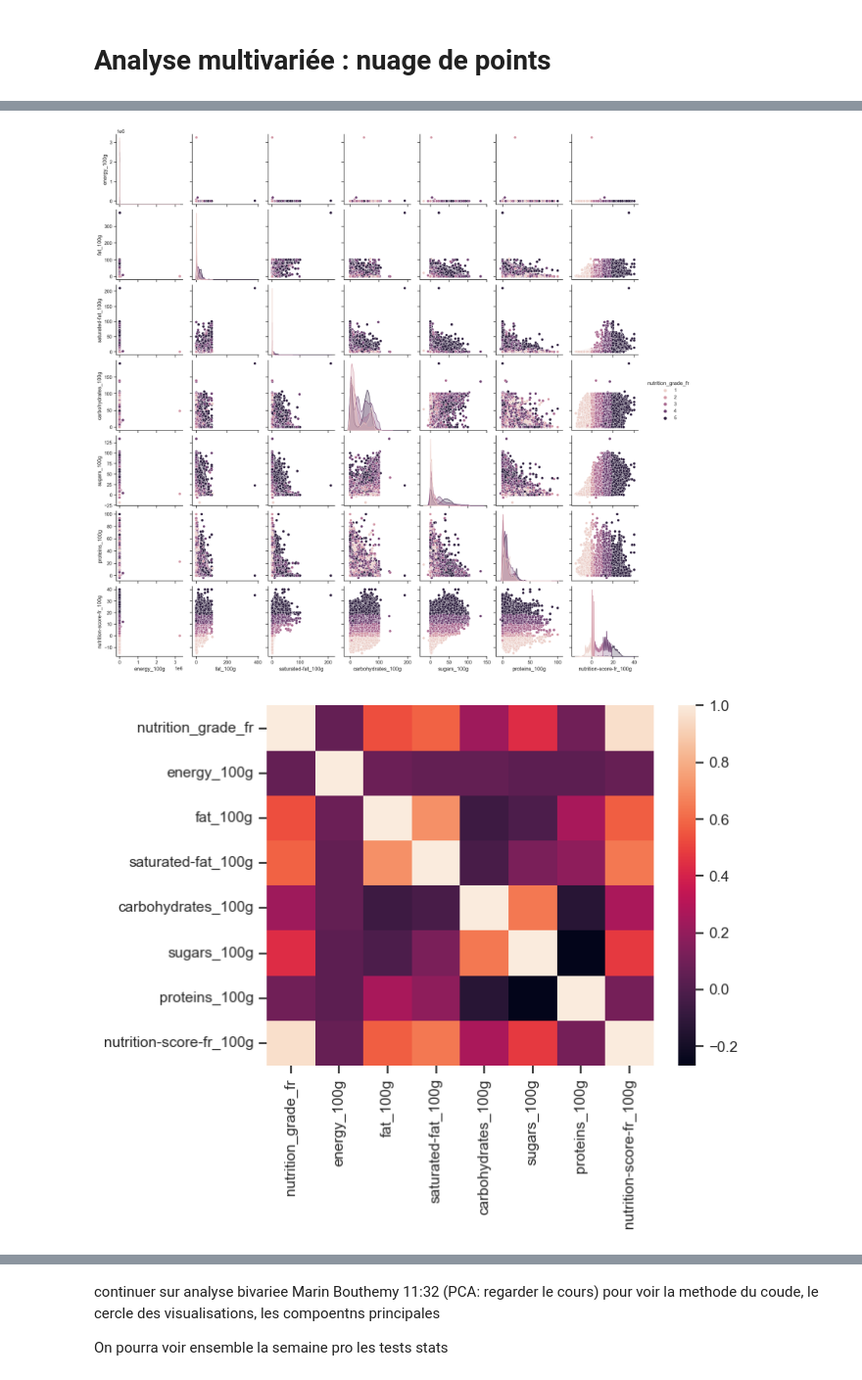
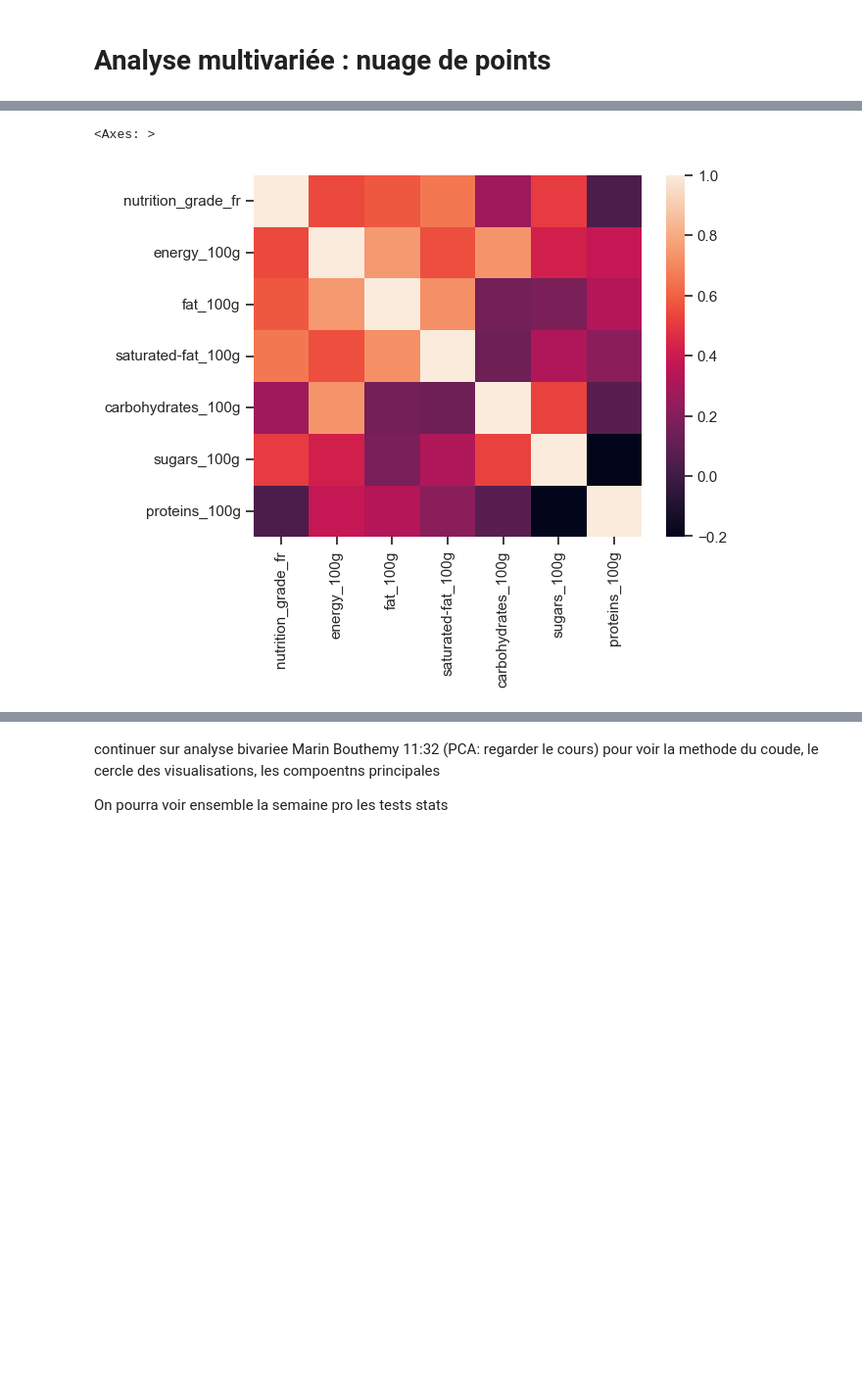
Before and after one commit to CharbonneauJean/OC-Projet2, a Jupyter notebook: oc-p2.ipynb, the cells around one changed output, grey strips where cells are left out. Shown: that part at 98% size. Drawn from its saved outputs; the diff is of its cells as text; code cells hidden in the pictures; blank space fills up the shorter version.

```diff
--- a/oc-p2.ipynb
+++ b/oc-p2.ipynb
@@ -98,0 +98,12 @@ df.describe()
+# %%
+cols_to_filter = ['energy_100g', 'fat_100g', 'saturated-fat_100g', 'carbohydrates_100g', 'sugars_100g', 'proteins_100g']
+
+Q1 = df[cols_to_filter].quantile(0.25)
+Q3 = df[cols_to_filter].quantile(0.75)
+IQR = Q3 - Q1
+
+lower_bound = Q1 - 1.5 * IQR
+upper_bound = Q3 + 1.5 * IQR
+
+for col in cols_to_filter:
+    df = df[(df[col] >= lower_bound[col]) & (df[col] <= upper_bound[col])]
@@ -98,0 +174,2 @@ df.describe()
+# %%
+df['sugars_100g'].fillna(df['sugars_100g'].median(), inplace=True)
@@ -98,0 +183,10 @@ df.describe()
+# %%
+import numpy as np
+from sklearn.impute import KNNImputer
+
+# On ne prend en compte que les valeurs manquantes
+mask = df['fat_100g'].isna()
+
+# On applique le KNNImputer à ces valeurs manquantes
+imputer = KNNImputer(n_neighbors=5)
+df.loc[mask, 'fat_100g'] = imputer.fit_transform(df[['fat_100g']])[mask]
@@ -98,0 +195,7 @@ df.describe()
+# %%
+# On ne prend en compte que les valeurs manquantes
+mask = df['carbohydrates_100g'].isna()
+
+# On applique le KNNImputer à ces valeurs manquantes
+imputer = KNNImputer(n_neighbors=5)
+df.loc[mask, 'carbohydrates_100g'] = imputer.fit_transform(df[['carbohydrates_100g']])[mask]
@@ -167,24 +351,17 @@ corr
 # %%
 import seaborn as sns
 import matplotlib.pyplot as plt
 
 sns.set(style="ticks", color_codes=True)
 
 cmap = sns.diverging_palette(220, 10, as_cmap=True)
 
-# pairplot
-sns.pairplot(df_without_name, hue="nutrition_grade_fr")
 
 # heatmap
 plt.figure()
 sns.heatmap(corr,
             xticklabels=corr.columns.values,
             yticklabels=corr.columns.values)
-
-# boxplot
-plt.figure()
-df_without_name.boxplot()
-plt.show()
 # %% [output]
+<Axes: >
-[figure, old version]
+[figure, new version]
-[figure, removed]
```
Also changed, not shown: parts of 36 cells of this notebook.
